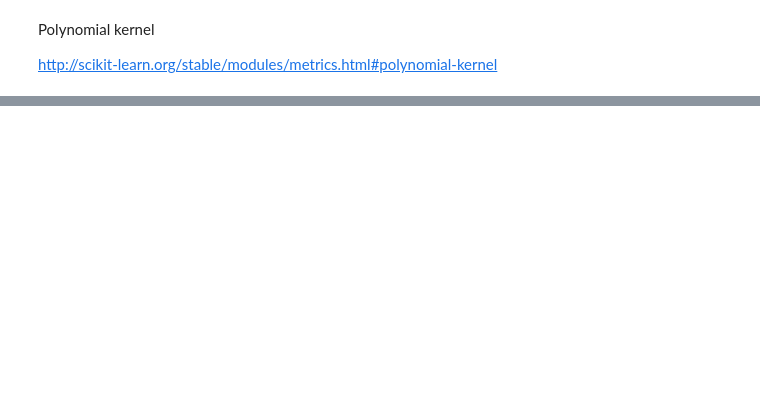
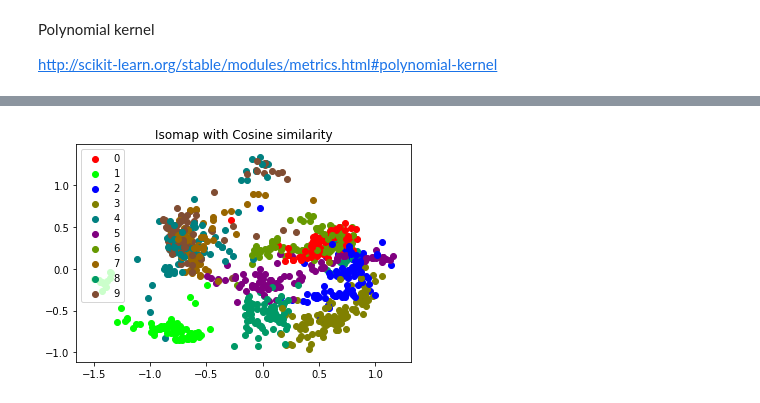
Before and after one commit to felixadam/ift3700_tp1, a Jupyter notebook: Travail1.ipynb, the cells around one changed output, grey strips where cells are left out. Cells and saved outputs as stored; diff of their text form; code cells hidden in the pictures; blank space fills up the shorter version.

```diff
--- a/Travail1.ipynb
+++ b/Travail1.ipynb
@@ -421,0 +433,6 @@ class Isomap(BaseEstimator, TransformerMixin):
+# %%
+#Isomap with cosine similarity
+start = time.time()
+iso_pos_cosine = iso_2d.fit_transform(train_data, metric='cosine')
+end = time.time()
+print(end-start, 'seconds')
@@ -551,0 +562,4 @@ visualize_pcoa_2d(pos_euclidean, "Euclidean distance")
+# %%
+visualize_2d(iso_pos_cosine, 'Isomap with Cosine similarity')
+# %% [output]
+[figure, added]
```
Also changed, not shown: parts of 20 cells of this notebook.
